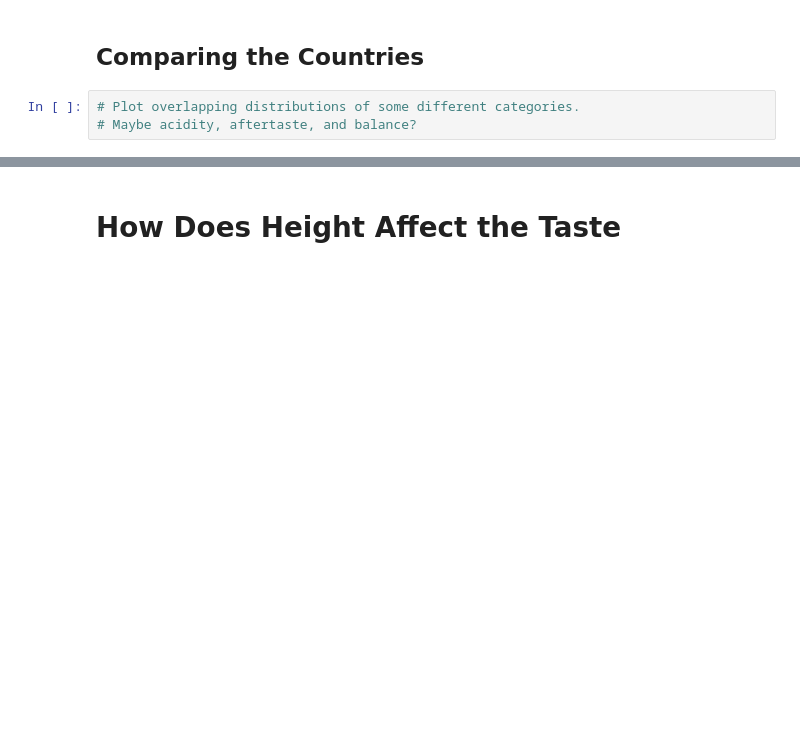
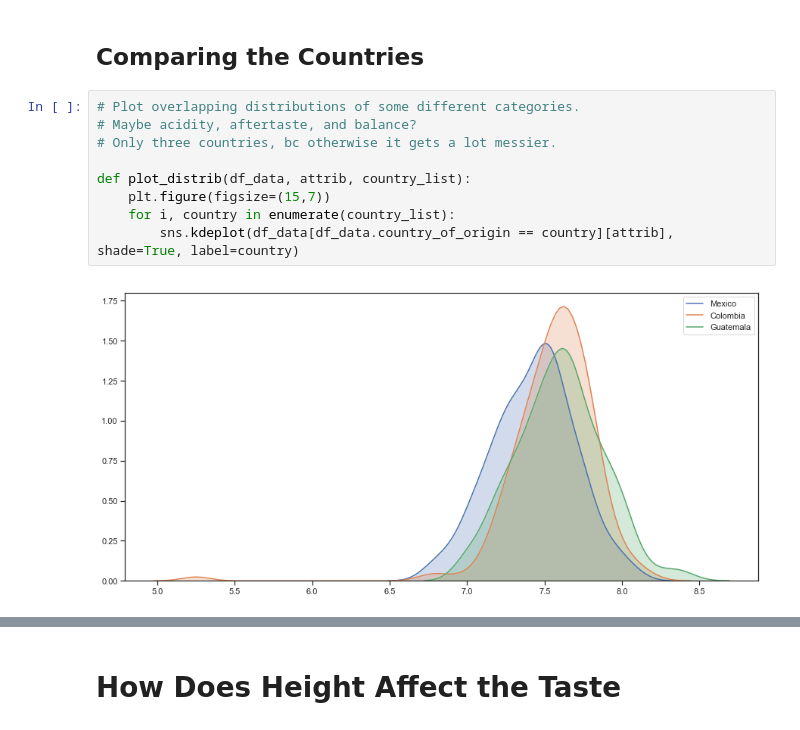
Before and after one commit to Evelyn-H/Data-Analysis-Course, a Jupyter notebook: Coffee Explorations.ipynb, the cells around one changed output, grey strips where cells are left out. Drawn from its saved outputs; the diff is of its cells as text; blank space fills up the shorter version.

Commit message:
Comparison between different country flavor profiles and whether any coffee qualities change by height

```diff
--- a/Coffee Explorations.ipynb
+++ b/Coffee Explorations.ipynb
@@ -342,6 +342,14 @@ array([[<matplotlib.axes._subplots.AxesSubplot object at 0x...>,
 [figure]
 # %% [markdown]
 ## Comparing the Countries
-# %%
-# Plot overlapping distributions of some different categories.
-# Maybe acidity, aftertaste, and balance?
+# %%
+# Plot overlapping distributions of some different categories.
+# Maybe acidity, aftertaste, and balance?
+# Only three countries, bc otherwise it gets a lot messier.
+
+def plot_distrib(df_data, attrib, country_list):
+    plt.figure(figsize=(15,7))
+    for i, country in enumerate(country_list):
+        sns.kdeplot(df_data[df_data.country_of_origin == country][attrib], shade=True, label=country)
+# %% [output]
+[figure, added]
```
Also changed, not shown: parts of 8 cells of this notebook.
